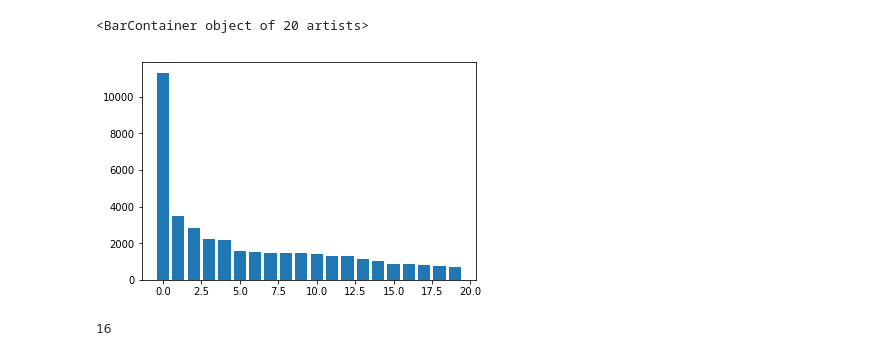
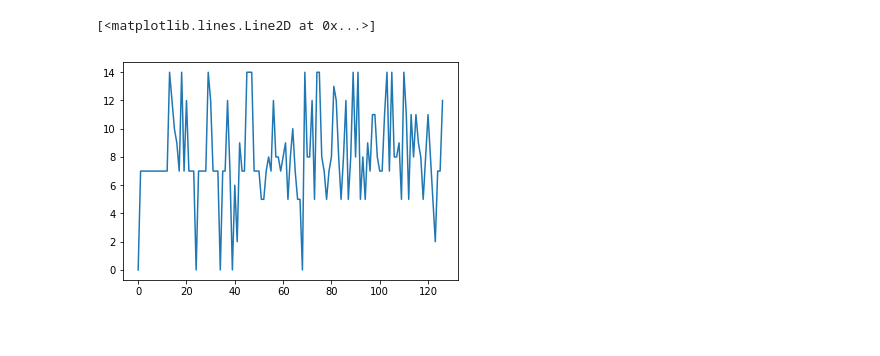
Before and after one commit to swarmchaos/HarryPotterTextMining, a Jupyter notebook: src/topic_modelling.ipynb, the cells around one changed output. Saved outputs shown, nothing was run; the diff lists cells and outputs as text; code cells hidden in the pictures.

```diff
--- a/src/topic_modelling.ipynb
+++ b/src/topic_modelling.ipynb
@@ -141,16 +147,5 @@ df
-# %%
-import numpy as np
-import matplotlib.pyplot as plt
-
-%matplotlib inline
-
-x_axis = np.arange(0, num_topics, 1)
-y_axis = df['topic'].value_counts()
-plt.bar(x_axis, y_axis)
-# %% [output]
-<BarContainer object of 20 artists>
-[figure, removed]
 # %%
-df.loc[0,:]['topic'].value_counts().idxmax()
+plt.plot(df_reindexed.loc[0,:]['topic'].values)
 # %% [output]
-16
+[<matplotlib.lines.Line2D at 0x...>]
+[figure, added]
```
Also changed, not shown: parts of 5 cells of this notebook.
